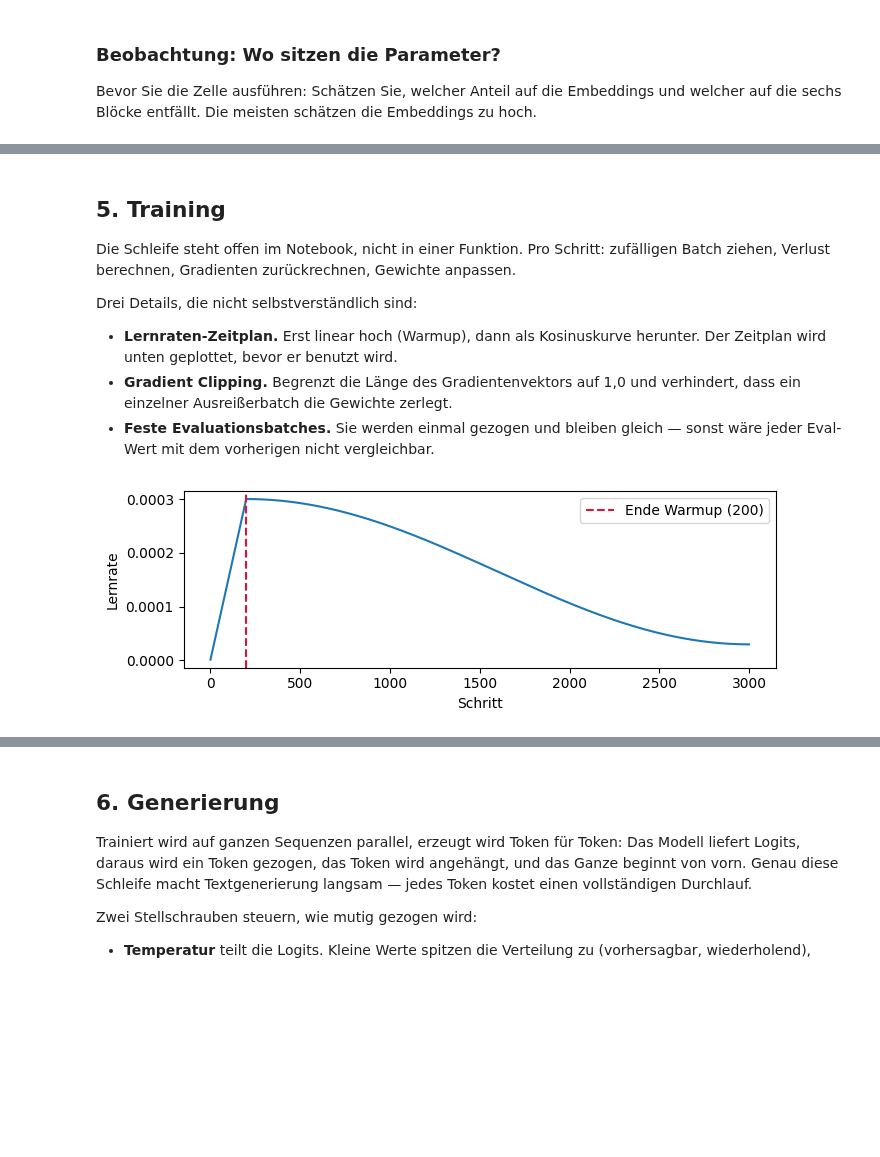
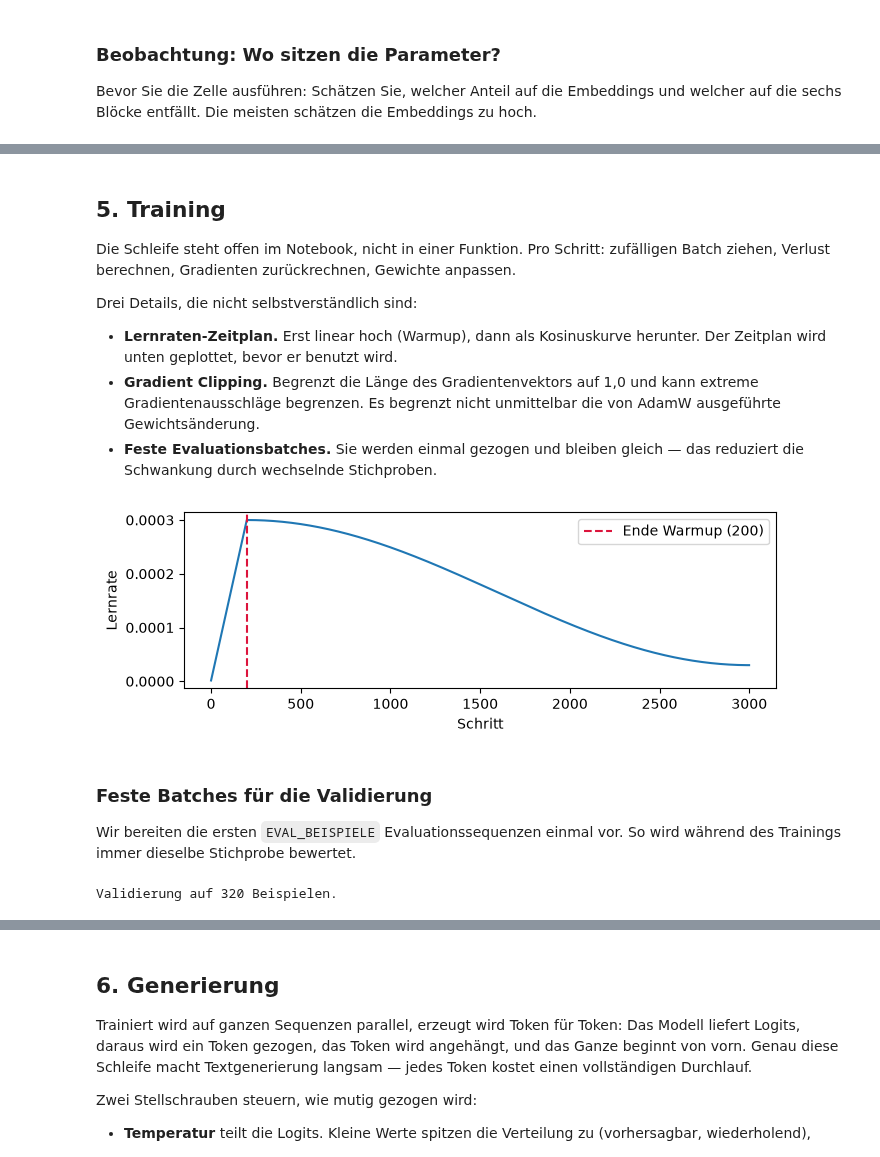
Before and after one commit to iludis52/DQR6_Material, a Jupyter notebook: M2a_Transformer/guppylm_lehrnotebook.ipynb, the cells around one changed output, grey strips where cells are left out. Drawn from its saved outputs; the diff is of its cells as text; code cells hidden in the pictures; blank space fills up the shorter version.

```diff
--- a/M2a_Transformer/guppylm_lehrnotebook.ipynb
+++ b/M2a_Transformer/guppylm_lehrnotebook.ipynb
@@ -104,18 +154,4 @@ Antwort einfach weiterreden.
 # %%
-import json
-
-def als_chatml(zeile):
-    return (f'<|im_start|>user\n{zeile["input"]}<|im_end|>\n'
-            f'<|im_start|>assistant\n{zeile["output"]}<|im_end|>')
-
-texte = {}
-for teil, datei in [("train", "train.jsonl"), ("test", "eval.jsonl")]:
-    texte[teil] = [als_chatml(z) for z in ds[teil]]
-    with open(WORK / "data" / datei, "w") as f:
-        for text in texte[teil]:
-            f.write(json.dumps({"text": text}) + "\n")
-    print(f"  {datei}: {len(texte[teil]):,} Beispiele")
-
-print("\nSo sieht ein Beispiel jetzt aus:")
+print("Ein lokal geladenes Trainingsbeispiel im ChatML-Format:\n")
 print(texte["train"][0])
 # %% [output]
@@ -615,30 +685,55 @@ Drei Details, die nicht selbstverständlich sind:
 - **Lernraten-Zeitplan.** Erst linear hoch (Warmup), dann als Kosinuskurve
   herunter. Der Zeitplan wird unten geplottet, bevor er benutzt wird.
 - **Gradient Clipping.** Begrenzt die Länge des Gradientenvektors auf 1,0 und
-  verhindert, dass ein einzelner Ausreißerbatch die Gewichte zerlegt.
+  kann extreme Gradientenausschläge begrenzen. Es begrenzt nicht unmittelbar
+  die von AdamW ausgeführte Gewichtsänderung.
 - **Feste Evaluationsbatches.** Sie werden einmal gezogen und bleiben gleich —
-  sonst wäre jeder Eval-Wert mit dem vorherigen nicht vergleichbar.
+  das reduziert die Schwankung durch wechselnde Stichproben.
 # %%
 BATCH_SIZE   = 32
 LR           = 3e-4
 MIN_LR       = 3e-5
 WARMUP       = 200
 EVAL_ALLE    = 200
+EVAL_BEISPIELE = 320
 WEIGHT_DECAY = 0.1
 GRAD_CLIP    = 1.0
 
 
 def lernrate(schritt):
     if schritt < WARMUP:
         return LR * (schritt + 1) / WARMUP
     fortschritt = (schritt - WARMUP) / max(1, MAX_STEPS - WARMUP)
     return MIN_LR + (LR - MIN_LR) * 0.5 * (1 + math.cos(math.pi * fortschritt))
 
 
 plt.figure(figsize=(7, 2.5))
 plt.plot([lernrate(s) for s in range(MAX_STEPS)])
 plt.axvline(WARMUP, color="crimson", ls="--", label=f"Ende Warmup ({WARMUP})")
-plt.xlabel("Schritt"); plt.ylabel("Lernrate"); plt.legend()
-plt.tight_layout(); plt.show()
+plt.xlabel("Schritt")
+plt.ylabel("Lernrate")
+plt.legend()
+plt.tight_layout()
+plt.show()
 # %% [output]
-[figure, old version]
+[figure, new version]
+# %% [markdown]
+### Feste Batches für die Validierung
+
+Wir bereiten die ersten `EVAL_BEISPIELE` Evaluationssequenzen einmal vor.
+So wird während des Trainings immer dieselbe Stichprobe bewertet.
+# %%
+import time
+
+torch.manual_seed(42)
+
+# Feste Validierungsstichprobe, begrenzt für einen kurzen Lehrlauf.
+eval_batches = []
+anzahl_eval = min(EVAL_BEISPIELE, len(eval_seq))
+for start in range(0, anzahl_eval, BATCH_SIZE):
+    indizes = list(range(start, min(start + BATCH_SIZE, anzahl_eval)))
+    bx, by = baue_batch(eval_seq, indizes)
+    eval_batches.append((bx.to(DEVICE), by.to(DEVICE)))
+print(f"Validierung auf {anzahl_eval} Beispielen.")
+# %% [output]
+Validierung auf 320 Beispielen.
```
Also changed, not shown: parts of 42 cells of this notebook, 41 other files.
